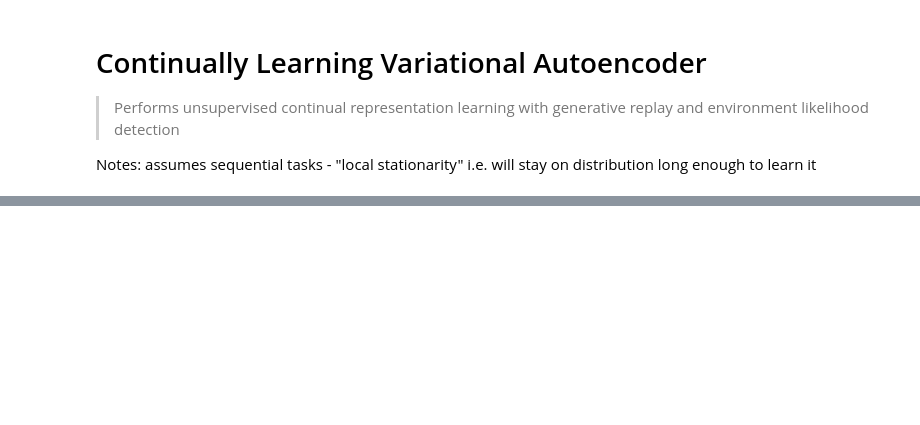
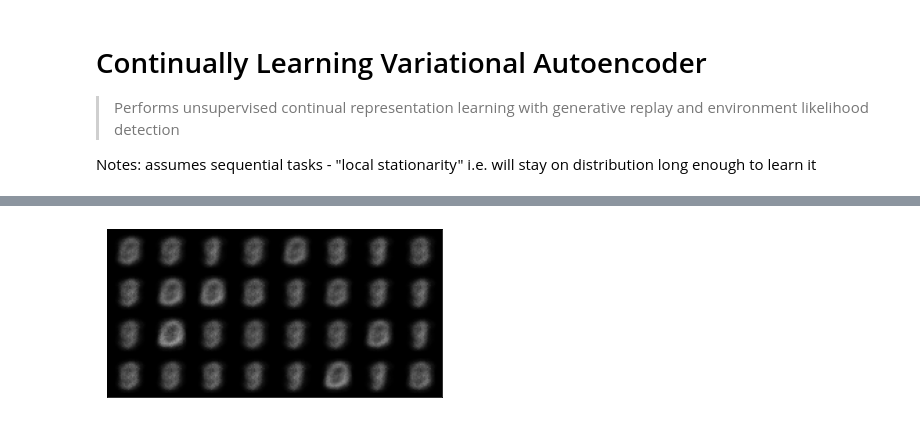
Before and after one commit to oliveradk/cult, a Jupyter notebook: 02c_core.clvae.ipynb, the cells around one changed output, grey strips where cells are left out. Saved outputs shown, nothing was run; the diff lists cells and outputs as text; code cells hidden in the pictures; blank space fills up the shorter version.

```diff
--- a/02c_core.clvae.ipynb
+++ b/02c_core.clvae.ipynb
@@ -50,7 +50,8 @@ class CLVAE(nn.Module):
         final_size: int,
         latents: int,
         max_envs: int,
-        atyp_thresh: float,
+        atyp_min: float,
+        atyp_max: float,
         env_optim: type,
         env_lr: float,
         env_epochs: int,
@@ -61,7 +62,8 @@ class CLVAE(nn.Module):
         self.latents = latents
         self.max_envs = max_envs
         self.final_size = final_size
-        self.atyp_thresh = atyp_thresh
+        self.atyp_min = atyp_min
+        self.atyp_max = atyp_max
         self.device = device
         self.encoder = encoder_type(self.latents, device=self.device)
         self.decoder = decoder_type(self.latents, self.max_envs, device=self.device)
@@ -96,7 +98,7 @@ class CLVAE(nn.Module):
             mu_halu_old, logvar_halu_old, final_halu_old = self.old_encoder(x_halu)
             mu_halu, logvar_halu, final_halu = self.encoder(x_halu)
             rec_x_halo = self.decoder(mu_halu, s_halu)
-            return rec_x, mu, logvar, x_halu, rec_x_halo, z_halu_old, z_halu, s_halu, atyp
+            return rec_x, mu, logvar, x_halu, rec_x_halo, mu_halu_old, mu_halu, s_halu, atyp
 
         s = self.m if self.m != -1 else 0
         z = self.reparam(mu, logvar)
@@ -105,17 +107,19 @@ class CLVAE(nn.Module):
         atyp = self.get_atyp(z)
 
         if self.m == -1:
-            if atyp > self.atyp_thresh:
+            if atyp > self.atyp_max:
                 self.m = 0
                 self.learning = True
 
         elif self.learning:
-            if atyp < self.atyp_thresh:
+            if atyp < self.atyp_min:
                 self.learning = False
 
-        elif atyp > self.atyp_thresh:
+        elif atyp > self.atyp_max:
             self.learning = True
             self.m += 1
+            if self.m > self.max_envs:
+                print("Warning: too many environments")
             self.copy_and_freeze()
 
 
@@ -127,7 +131,8 @@ class CLVAE(nn.Module):
         z_halu = self.reparam(mu_halu, logvar_halu)
         rec_x_halo = self.decoder(z_halu, s_halu)
 
-        self.train_env_network(final, s, final_halu_old, s_halu)
+        if self.training:
+            self.train_env_network(final, s, final_halu_old, s_halu)
 
         return rec_x, mu, logvar, x_halu, rec_x_halo, z_halu_old, z_halu, s_halu, atyp
 
@@ -231,14 +236,15 @@ decoder_type = FCDecoder
 final_size = 50
 latents = 8
 max_envs = 7
-atyp_thresh = .5
+atyp_min = 0.1
+atyp_max = 0.5
 env_optim = torch.optim.Adam
 env_lr = 6e-4
 env_epochs = 10
 replay_batch_size = 64
 device = torch.device('cuda:0' if torch.cuda.is_available() else 'cpu')
 
-clvae_fc = CLVAE(encoder_type, decoder_type, final_size, latents, max_envs, atyp_thresh, env_optim, env_lr, env_epochs, replay_batch_size, device)
+clvae_fc = CLVAE(encoder_type, decoder_type, final_size, latents, max_envs, atyp_min, atyp_max, env_optim, env_lr, env_epochs, replay_batch_size, device)
 
 epochs=10
 lr=6e-4
@@ -267,0 +303,8 @@ epoch: 9, loss=82150.3046875, rec_loss=2873.46240234375, total_div_loss=72.22800
+# %%
+with torch.no_grad():
+    results = clvae_fc(mnist_batch)
+rec_img = results[0]
+# %%
+show_batch(rec_img[0:32])
+# %% [output]
+[figure, added]
```
Also changed, not shown: parts of 3 cells of this notebook, 1 other file.
